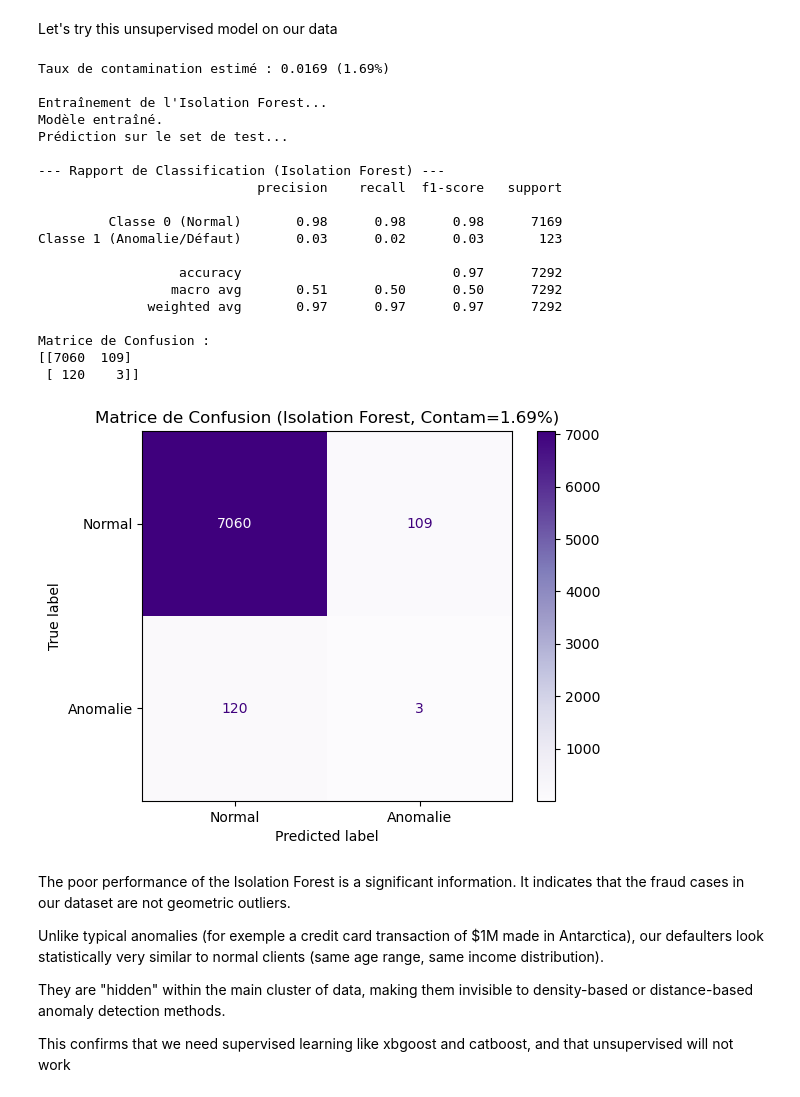
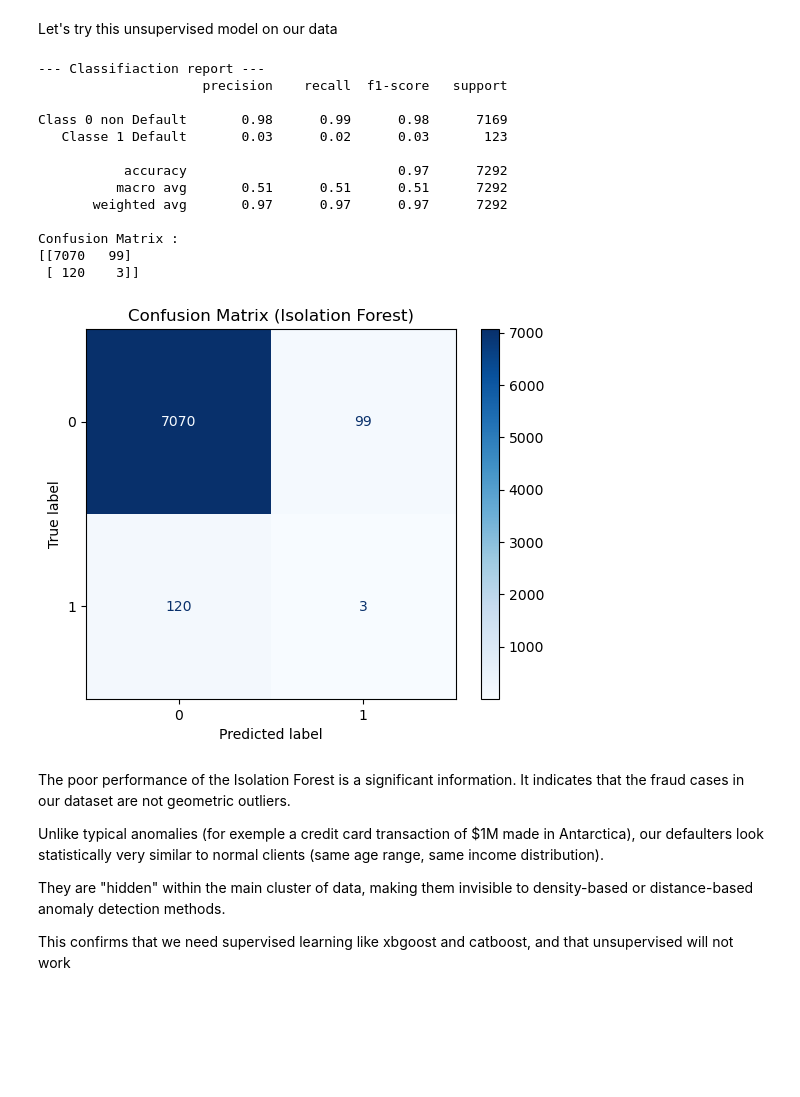
Before and after one commit to Adnbsn/ML_CardFraud, a Jupyter notebook: Project_ML_Adrien_BESSON_Emma_BEKKER.ipynb, the cells around one changed output. Cells and saved outputs as stored; diff of their text form; code cells hidden in the pictures; blank space fills up the shorter version.

```diff
--- a/Project_ML_Adrien_BESSON_Emma_BEKKER.ipynb
+++ b/Project_ML_Adrien_BESSON_Emma_BEKKER.ipynb
@@ -1973,75 +1919,52 @@ Isolation Forest is an unsupervised algorithm that detects anomalies by randomly
 # %% [markdown]
 Let's try this unsupervised model on our data
 # %%
-from sklearn.ensemble import IsolationForest
-# --- 2. Calcul du taux de contamination (pour paramétrer le modèle) ---
-# C'est la proportion de fraudes que l'on s'attend à trouver
 counts = Counter(y_train)
 contamination_rate = counts[1] / (counts[0] + counts[1])
-print(f"Taux de contamination estimé : {contamination_rate:.4f} ({contamination_rate*100:.2f}%)")
-
-# --- 3. Entraînement de l'Isolation Forest ---
-print("\nEntraînement de l'Isolation Forest...")
 
 # n_estimators=100 : Nombre d'arbres
-# contamination : Le % de données que le modèle considérera comme "anomalies"
-# n_jobs=-1 : Utiliser tous les processeurs
+# contamination : is the % of données the model consider as anomaly, so the minority class
 iso_forest = IsolationForest(n_estimators=100,
                              contamination=contamination_rate,
                              random_state=42,
                              n_jobs=-1)
 
-# On entraîne sur X_train SEULEMENT (Apprentissage non-supervisé)
-# Le modèle apprend "à quoi ressemble une donnée normale"
 iso_forest.fit(X_train_processed)
-print("Modèle entraîné.")
 
-# --- 4. Prédiction et Conversion ---
-print("Prédiction sur le set de test...")
 
-# Isolation Forest renvoie :
-#  1 pour Normal (Inliers)
-# -1 pour Anomalie (Outliers)
+#isolation tree give back 1 and - 1 (for inliners and outliers respectively)
 y_pred_iso_raw = iso_forest.predict(X_test_processed)
 
-# On convertit pour matcher notre format (0=Normal, 1=Défaut)
-# Si -1 -> 1, Si 1 -> 0
-y_pred_iso = np.where(y_pred_iso_raw == -1, 1, 0)
+#so here we just change the -1 in 1 and 1 in 0
+y_pred_iso = np.where(y_pred_iso_raw == -1, 1, 0) #this is  a if else
 
-# --- 5. Évaluation ---
-print("\n--- Rapport de Classification (Isolation Forest) ---")
-print(classification_report(y_test, y_pred_iso, target_names=['Classe 0 (Normal)', 'Classe 1 (Anomalie/Défaut)']))
+print("\n--- Classifiaction report ---")
+print(classification_report(y_test, y_pred_iso, target_names=['Class 0 non Default', 'Classe 1 Default']))
 
 cm_iso = confusion_matrix(y_test, y_pred_iso)
-print("Matrice de Confusion :")
+print("Confusion Matrix :")
 print(cm_iso)
 
-# Affichage
-disp = ConfusionMatrixDisplay(confusion_matrix=cm_iso, display_labels=['Normal', 'Anomalie'])
-disp.plot(cmap='Purples', values_format='d')
-plt.title(f"Matrice de Confusion (Isolation Forest, Contam={contamination_rate:.2%})")
+# Display
+disp = ConfusionMatrixDisplay(confusion_matrix=cm_iso, display_labels=['0', '1'])
+disp.plot(cmap='Blues', values_format='d')
+plt.title(f"Confusion Matrix (Isolation Forest)")
 plt.show()
 # %% [output]
-Taux de contamination estimé : 0.0169 (1.69%)
+--- Classifiaction report ---
+                     precision    recall  f1-score   support
 
-Entraînement de l'Isolation Forest...
-Modèle entraîné.
-Prédiction sur le set de test...
+Class 0 non Default       0.98      0.99      0.98      7169
+   Classe 1 Default       0.03      0.02      0.03       123
 
---- Rapport de Classification (Isolation Forest) ---
-                            precision    recall  f1-score   support
+           accuracy                           0.97      7292
+          macro avg       0.51      0.51      0.51      7292
+       weighted avg       0.97      0.97      0.97      7292
 
-         Classe 0 (Normal)       0.98      0.98      0.98      7169
-Classe 1 (Anomalie/Défaut)       0.03      0.02      0.03       123
-
-                  accuracy                           0.97      7292
-                 macro avg       0.51      0.50      0.50      7292
-              weighted avg       0.97      0.97      0.97      7292
-
-Matrice de Confusion :
-[[7060  109]
+Confusion Matrix :
+[[7070   99]
  [ 120    3]]
-[figure, old version]
+[figure, new version]
 # %% [markdown]
 The poor performance of the Isolation Forest is a significant information. It indicates that the fraud cases in our dataset are not geometric outliers.
 
```
Also changed, not shown: parts of 16 cells of this notebook.
